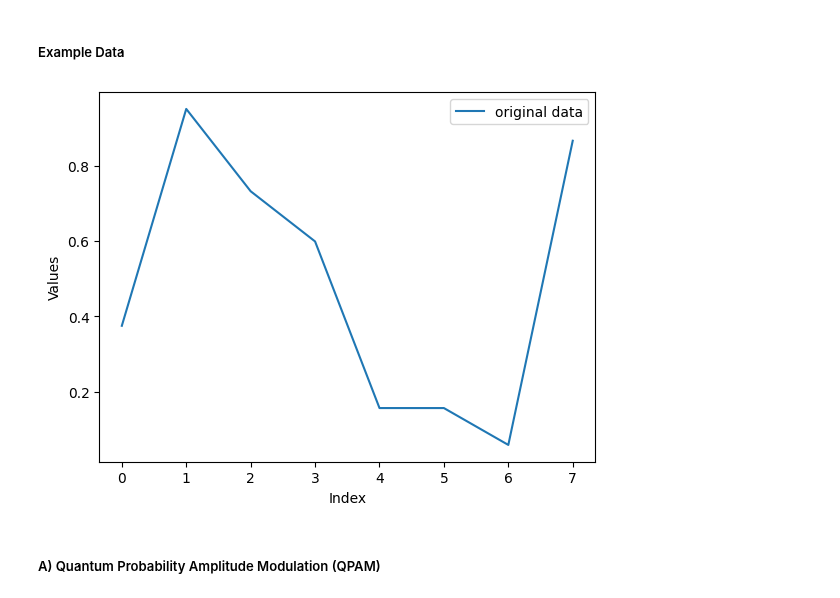
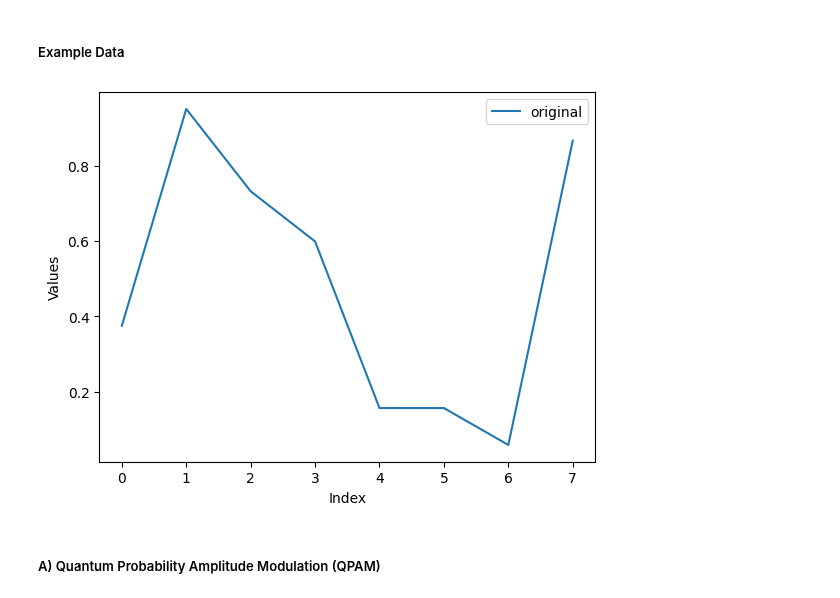
Before and after one commit to moth-quantum/quantum-audio, a Jupyter notebook: notebooks/Quantum Representations Test.ipynb, the cells around one changed output. Saved outputs shown, nothing was run; the diff lists cells and outputs as text; code cells hidden in the pictures.

```diff
--- a/notebooks/Quantum Representations Test.ipynb
+++ b/notebooks/Quantum Representations Test.ipynb
@@ -11,10 +11,9 @@ import utils
 ##### Example Data
 # %%
 original_data = utils.simulate_data(num_samples=8)
-label = ('original data','reconstructed data')
-utils.plot(original_data,label=label[0])
+utils.plot(original_data)
 # %% [output]
-[figure, old version]
+[figure, new version]
 # %% [markdown]
 ##### A) Quantum Probability Amplitude Modulation (QPAM)
 # %%
```
Also changed, not shown: parts of 7 cells of this notebook.
